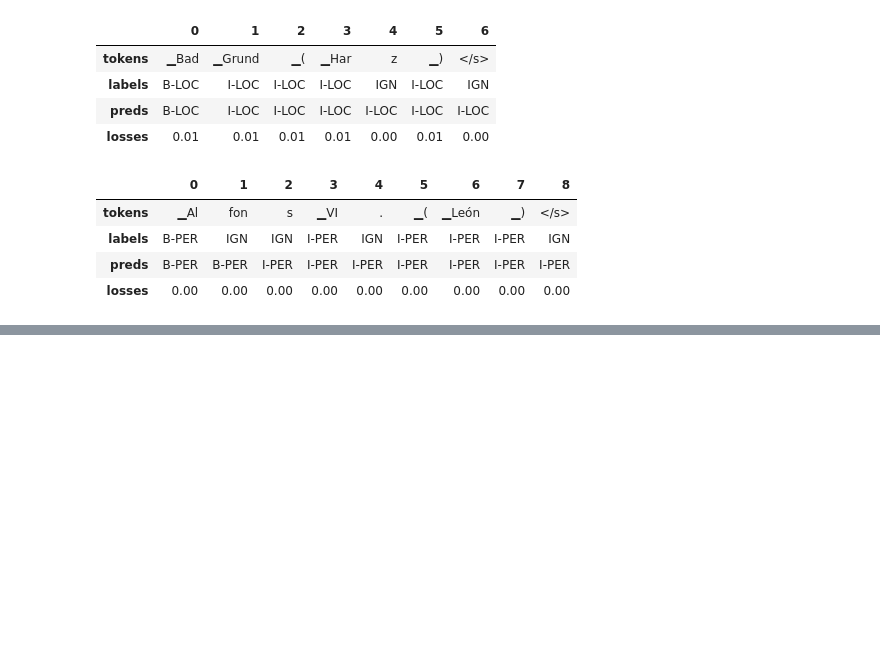
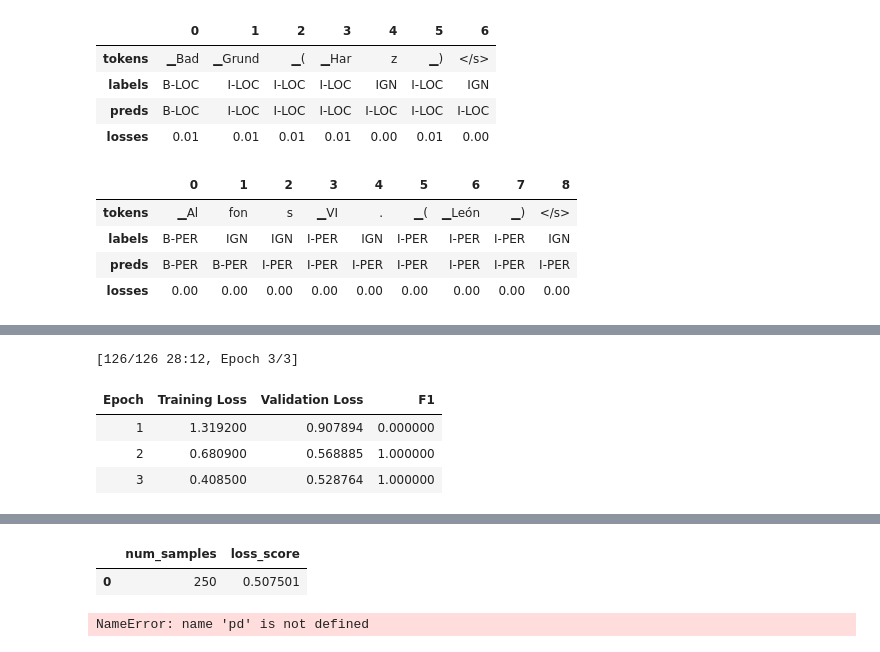
Before and after one commit to Tkag0001/Practice_NLP_with_transformer, a Jupyter notebook: Multilingual_named_entity_recognition_chapter_4.ipynb, the cells around one changed output, grey strips where cells are left out. Drawn from its saved outputs; the diff is of its cells as text; code cells hidden in the pictures; blank space fills up the shorter version.

```diff
--- a/Multilingual_named_entity_recognition_chapter_4.ipynb
+++ b/Multilingual_named_entity_recognition_chapter_4.ipynb
@@ -877,0 +837,3 @@ for sample in get_samples(df_tmp):
+# %%
+def get_loss_score(trainer, dataset):
+  return trainer.predict(dataset).metrics["test_loss"]
@@ -877,0 +931,16 @@ for sample in get_samples(df_tmp):
+# %%
+def train_on_subset_loss(dataset, num_samples):
+  train_ds = dataset['train'].shuffle().select(range(num_samples))
+  valid_ds = dataset['validation']
+  test_ds = dataset['test']
+  training_args.logging_steps = len(train_ds)//batch_size
+
+  trainer = Trainer(model_init = model_init, args = training_args,
+                    data_collator = data_collator, compute_metrics = compute_metrics,
+                    train_dataset = train_ds, eval_dataset = valid_ds, tokenizer = xlmr_tokenizer)
+  trainer.train()
+  if training_args.push_to_hub:
+    trainer.push_to_hub(commit_message = f"Training completed!")
+
+  loss_score = get_loss_score(trainer, test_ds)
+  return pd.DataFrame.from_dict({"num_samples": [len(train_ds)], "loss_score": [loss_score]})
@@ -877,0 +1018,9 @@ for sample in get_samples(df_tmp):
+# %%
+metrics_df_loss = train_on_subset_loss(panx_fr_encoded, 250)
+metrics_df_loss
+# %% [output]
+[126/126 28:12, Epoch 3/3]
+| Epoch | Training Loss | Validation Loss | F1 |
+| 1 | 1.319200 | 0.907894 | 0.000000 |
+| 2 | 0.680900 | 0.568885 | 1.000000 |
+| 3 | 0.408500 | 0.528764 | 1.000000 |
@@ -877,0 +1028,17 @@ for sample in get_samples(df_tmp):
+|  | num_samples | loss_score |
+| 0 | 250 | 0.507501 |
+# %%
+for num_samples in [500, 1000, 2000, 4000]:
+  metrics_df_loss = pd.concat([metrics_df_loss, train_on_subset_loss(panx_fr_encoded, num_samples)],
+                                 ignore_index = True)
+
+fig, ax = plt.subplots(figsize = (10, 8))
+ax.axhline(loss_scores['de']['fr'], ls = '--', color = 'r')
+metrics_df_loss.set_index('num_samples').plot(ax = ax)
+plt.legend(['Zero-shot from de', 'Fine-tuned on fr'], loc = 'lower right')
+plt.ylim((0,1))
+plt.xlabel('Number of Training Samples')
+plt.ylabel('Loss score')
+plt.show()
+# %% [output]
+NameError: name 'pd' is not defined
```
Also changed, not shown: parts of 36 cells of this notebook.
